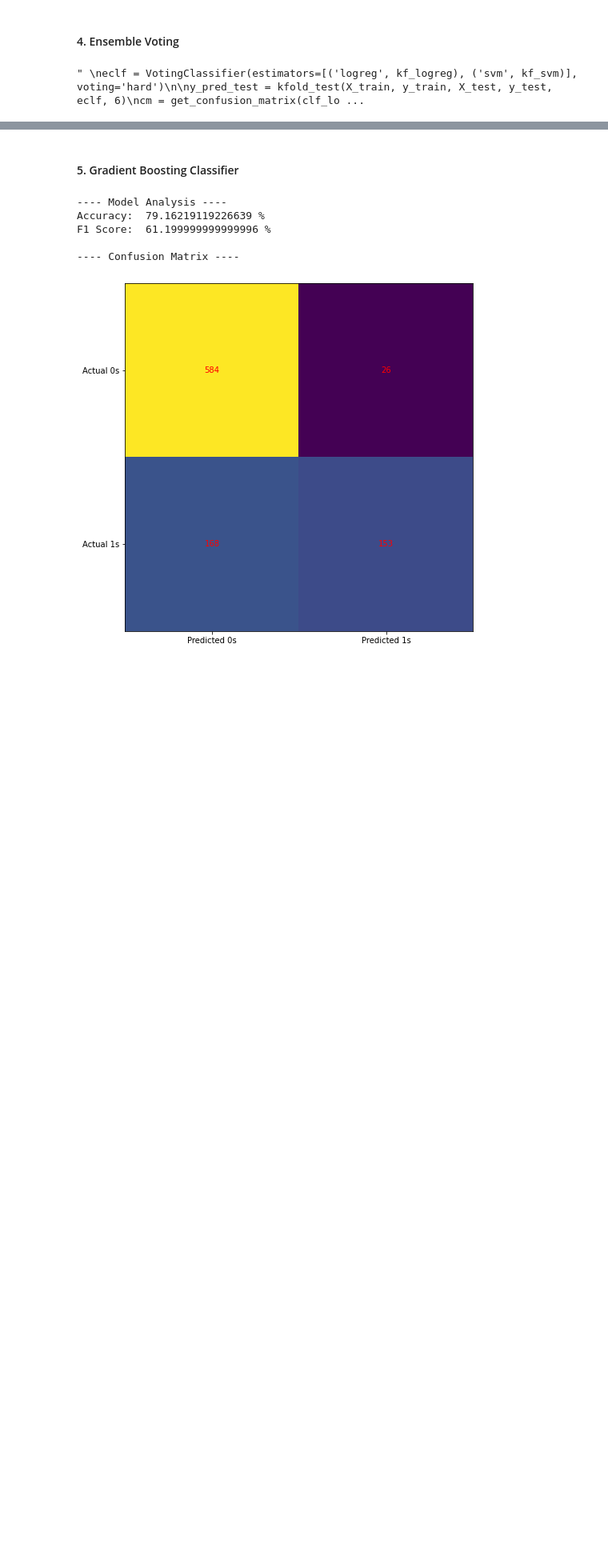
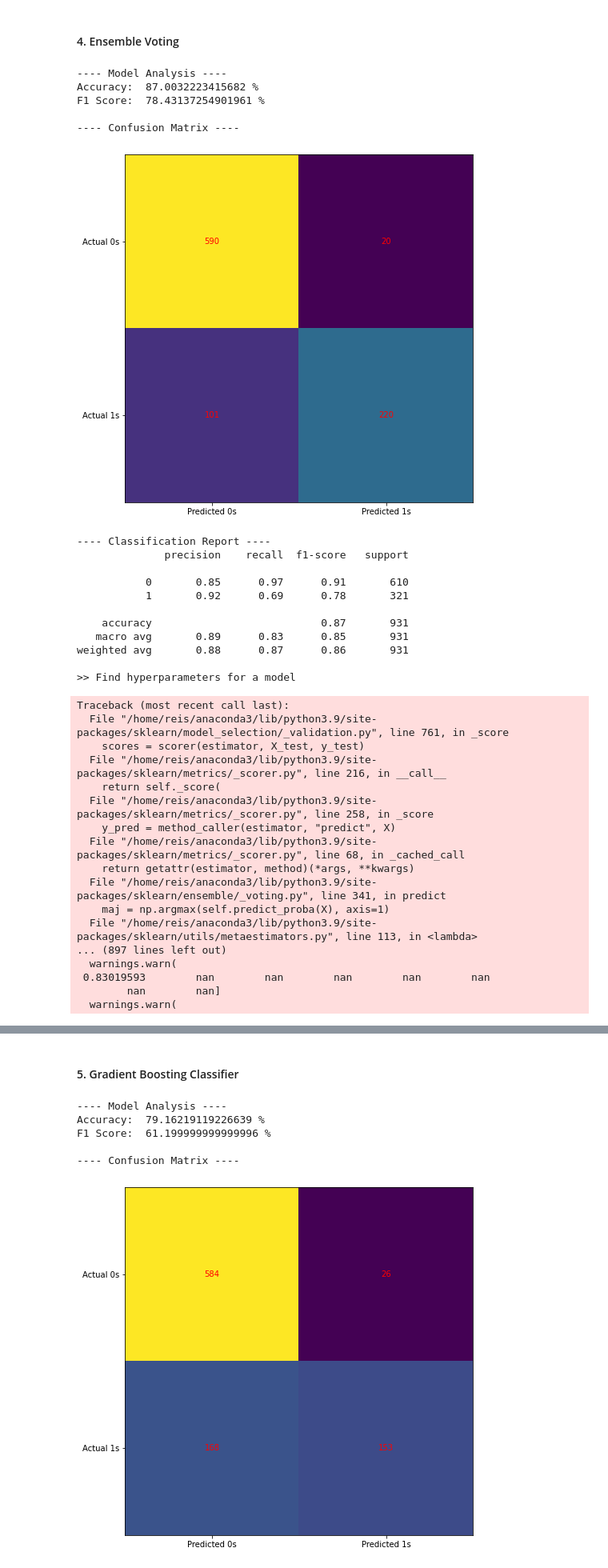
Before and after one commit to joaoreis16/employee_future_prediction, a Jupyter notebook: code/main.ipynb, the cells around one changed output, grey strips where cells are left out. Shown at 80% size. Cells and saved outputs as stored; diff of their text form; code cells hidden in the pictures; blank space fills up the shorter version.

Commit message:
all models implemented

```diff
--- a/code/main.ipynb
+++ b/code/main.ipynb
@@ -556,13 +594,57 @@ ValueError: Invalid parameter activation  for estimator MLPClassifier(max_iter=1
 # %% [markdown]
 #### 4. Ensemble Voting
-# %%
-# using ensemble voting method
-"""
-eclf = VotingClassifier(estimators=[('logreg', kf_logreg), ('svm', kf_svm)], voting='hard')
-
-y_pred_test = kfold_test(X_train, y_train, X_test, y_test, eclf, 6)
-cm = get_confusion_matrix(clf_log, y_pred_test, y_test)
-display_cm(clf_log, cm)
- """
-# %% [output]
-" \neclf = VotingClassifier(estimators=[('logreg', kf_logreg), ('svm', kf_svm)], voting='hard')\n\ny_pred_test = kfold_test(X_train, y_train, X_test, y_test, eclf, 6)\ncm = get_confusion_matrix(clf_lo ...
+# %%
+# using ensemble voting method
+models = [('lg', kf_logreg), ('svm', kf_svm), ('mlp', kf_mlp)]
+voting = VotingClassifier(estimators=models, voting='hard')
+train_and_analyze(voting, X_train, y_train, X_test, y_test)
+
+# Hypertuned Params
+voting_parameters = {'voting':['hard', 'soft'],
+                    'weights':[(1,1,1), (2,1,1),
+                               (1,2,1), (1,1,2),
+                               (2,2,1), (2,1,2),
+                               (1,2,2)]}
+best_voting_params = hyperparameters(voting, voting_parameters , X_train, y_train)
+voting.set_params(**best_voting_params)
+
+train_and_analyze(voting, X_train, y_train, X_test, y_test)
+
+# K-Fold Cross-Validation
+kf_voting = kfold(voting, 5, X, y)
+train_and_analyze(kf_voting, X_train, y_train, X_test, y_test)
+# %% [output]
+---- Model Analysis ----
+Accuracy:  87.0032223415682 %
+F1 Score:  78.43137254901961 %
+
+---- Confusion Matrix ----
+[figure, added]
+---- Classification Report ----
+              precision    recall  f1-score   support
+
+           0       0.85      0.97      0.91       610
+           1       0.92      0.69      0.78       321
+
+    accuracy                           0.87       931
+   macro avg       0.89      0.83      0.85       931
+weighted avg       0.88      0.87      0.86       931
+
+>> Find hyperparameters for a model
+Traceback (most recent call last):
+  File "/home/reis/anaconda3/lib/python3.9/site-packages/sklearn/model_selection/_validation.py", line 761, in _score
+    scores = scorer(estimator, X_test, y_test)
+  File "/home/reis/anaconda3/lib/python3.9/site-packages/sklearn/metrics/_scorer.py", line 216, in __call__
+    return self._score(
+  File "/home/reis/anaconda3/lib/python3.9/site-packages/sklearn/metrics/_scorer.py", line 258, in _score
+    y_pred = method_caller(estimator, "predict", X)
+  File "/home/reis/anaconda3/lib/python3.9/site-packages/sklearn/metrics/_scorer.py", line 68, in _cached_call
+    return getattr(estimator, method)(*args, **kwargs)
+  File "/home/reis/anaconda3/lib/python3.9/site-packages/sklearn/ensemble/_voting.py", line 341, in predict
+    maj = np.argmax(self.predict_proba(X), axis=1)
+  File "/home/reis/anaconda3/lib/python3.9/site-packages/sklearn/utils/metaestimators.py", line 113, in <lambda>
+... (897 lines left out)
+  warnings.warn(
+ 0.83019593        nan        nan        nan        nan        nan
+        nan        nan]
+  warnings.warn(
```
Also changed, not shown: parts of 9 cells of this notebook.
